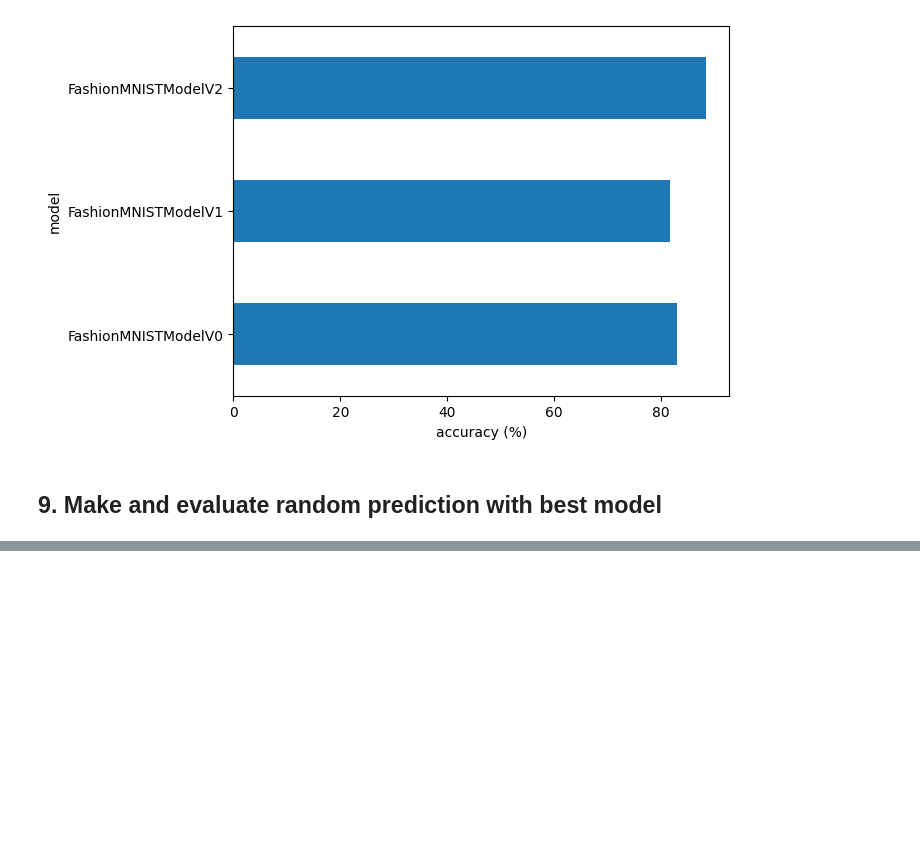
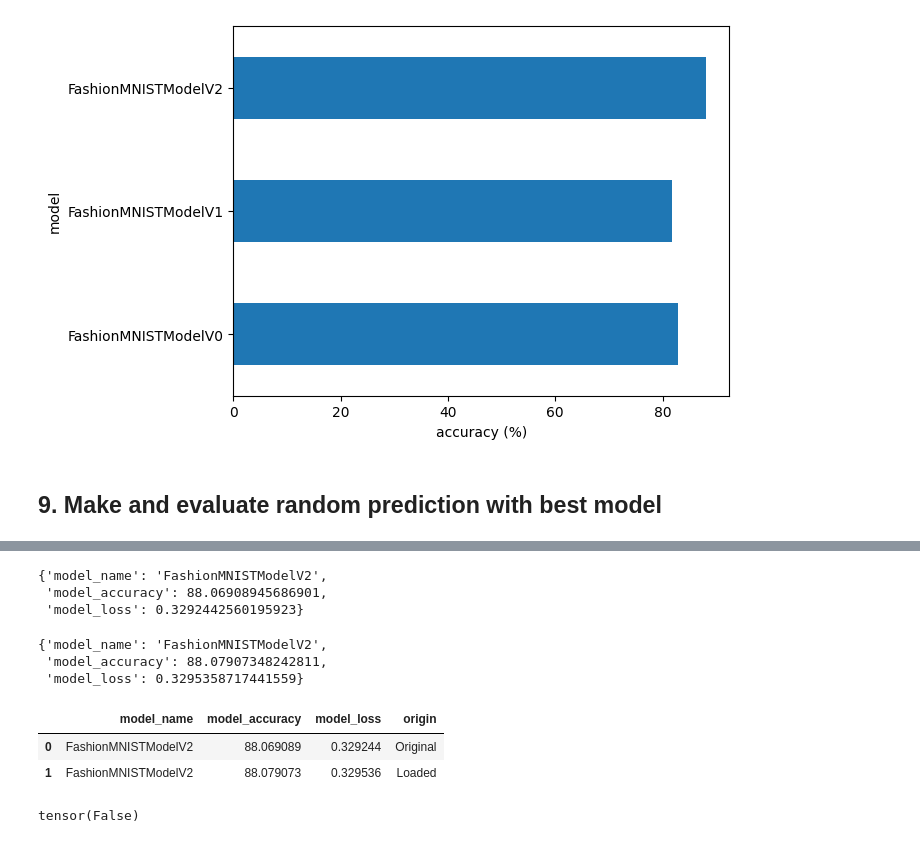
Before and after one commit to ShafaetUllah032/DL_with_PyTorch, a Jupyter notebook: 03 pytorch computer vision.ipynb, the cells around one changed output, grey strips where cells are left out. Drawn from its saved outputs; the diff is of its cells as text; code cells hidden in the pictures; blank space fills up the shorter version.

```diff
--- a/03 pytorch computer vision.ipynb
+++ b/03 pytorch computer vision.ipynb
@@ -1294,0 +1458,8 @@ plt.imshow(test_sample[0].squeeze(),cmap='gray')
+# %%
+# Create a new instance
+torch.manual_seed(42)
+loaded_model_2=FashionMNISTModelV2(input_shape=1,
+                                   hidden_units=10,
+                                   output_shape=len(class_name))
+# %%
+loaded_model_2.load_state_dict(torch.load(f=MODEL_SAVE_PATH))
@@ -1294,0 +1493,41 @@ plt.imshow(test_sample[0].squeeze(),cmap='gray')
+# %%
+model_2_result
+# %% [output]
+{'model_name': 'FashionMNISTModelV2',
+ 'model_accuracy': 88.06908945686901,
+ 'model_loss': 0.3292442560195923}
+# %%
+# Evaluate model 2
+
+loaded_model_2_result=model_eval_gpu(model=loaded_model_2,
+                               data_loader=test_dataloader,
+                               loss_fn=loss_fn,
+                               accuracy_fn=accuracy_fn,
+                               device=device
+                               )
+
+loaded_model_2_result
+# %% [output]
+{'model_name': 'FashionMNISTModelV2',
+ 'model_accuracy': 88.07907348242811,
+ 'model_loss': 0.3295358717441559}
+# %%
+# Comparing two model
+
+compare_result_between_loaded_origin=pd.DataFrame([model_2_result,
+                                                   loaded_model_2_result])
+
+compare_result_between_loaded_origin["origin"]=(["Original","Loaded"])
+compare_result_between_loaded_origin
+# %% [output]
+|  | model_name | model_accuracy | model_loss | origin |
+| 0 | FashionMNISTModelV2 | 88.069089 | 0.329244 | Original |
+| 1 | FashionMNISTModelV2 | 88.079073 | 0.329536 | Loaded |
+# %%
+# Check if model results are close to each other
+
+torch.isclose(torch.tensor(model_2_result["model_loss"]),
+              torch.tensor(loaded_model_2_result["model_loss"]),
+              atol=1e-8)
+# %% [output]
+tensor(False)
```
Also changed, not shown: parts of 26 cells of this notebook, 1 other file.
